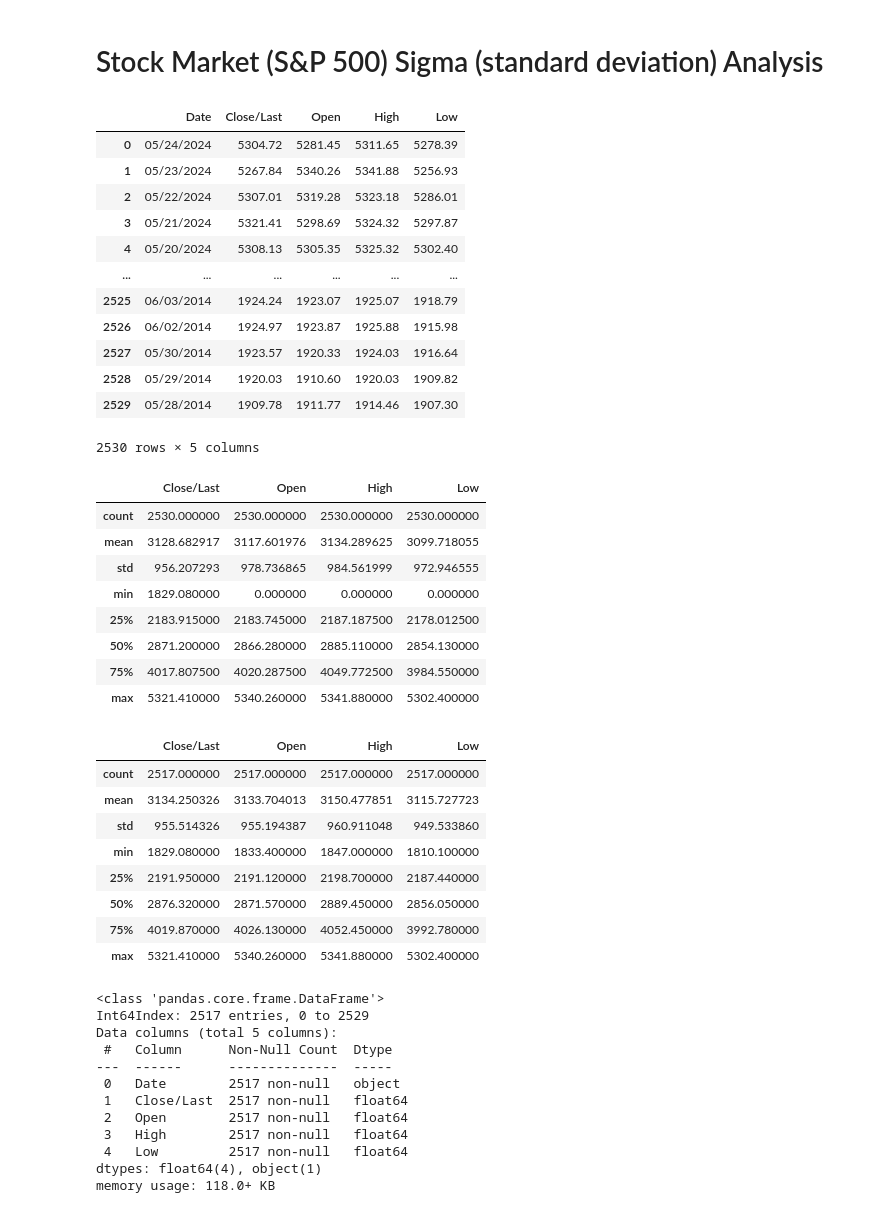
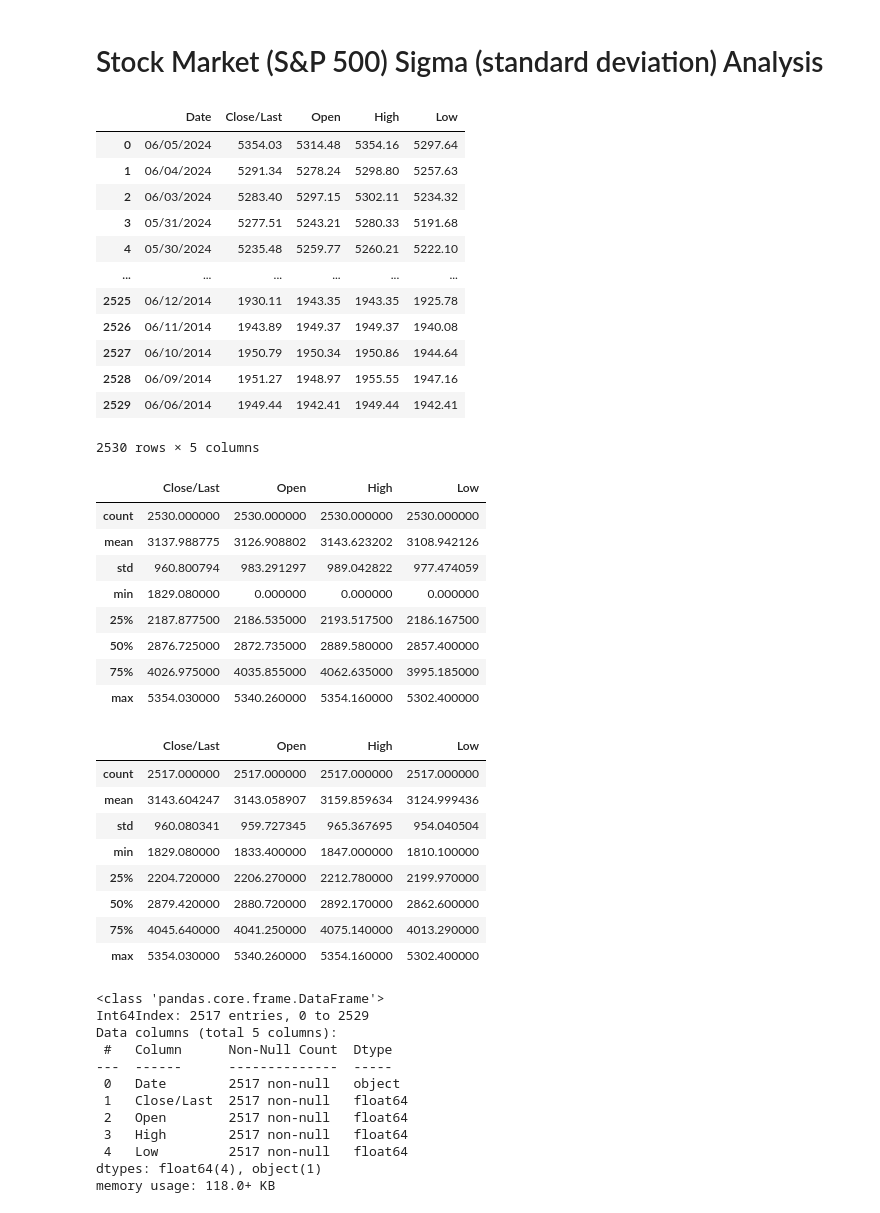
Before and after one commit to JohnBroberg/StockMarketSigma, a Jupyter notebook: StockMarketSigma.ipynb, the cells around one changed output. Cells and saved outputs as stored; diff of their text form; code cells hidden in the pictures.

```diff
--- a/StockMarketSigma.ipynb
+++ b/StockMarketSigma.ipynb
@@ -4,58 +4,58 @@
 #created by John Broberg on 2022-05-29
 #inspired by "LET THE WILD RUMPUS BEGIN" by JEREMY GRANTHAM of GMO
 #ref. https://www.gmo.com/globalassets/articles/viewpoints/2022/gmo_let-the-wild-rumpus-begin_1-22.pdf
 
 #https://www.gmo.com/americas/research-library/entering-the-superbubbles-final-act/
 #"...superbubbles – 2.5 to 3 sigma events..."
 #"...ordinary 2 sigma bubbles..."
 #"Ordinary bubbles are, to us, those that reach a 2 sigma deviation from trend. Superbubbles reach 2.5 sigma or greater."
 
 #source data: https://www.nasdaq.com/market-activity/index/spx/historical
 
 #cd
 #cd git/StockMarketSigma
 #git pull https://github.com/JohnBroberg/StockMarketSigma.git
 
 #Get trendline equation
 #https://stackoverflow.com/questions/49460596/add-trendline-with-equation-in-2d-array
 #https://stackoverflow.com/questions/26447191/how-to-add-trendline-in-python-matplotlib-dot-scatter-graphs
 
 
 import pandas as pd
 import numpy as np
 import matplotlib.pyplot as plt
 import seaborn as sns
 
-data = 'HistoricalData_1716928139238.csv'
+data = 'HistoricalData_1717721890442.csv'
 df = pd.read_csv(data)
 
 df
 # %% [output]
 |  | Date | Close/Last | Open | High | Low |
-| 0 | 05/24/2024 | 5304.72 | 5281.45 | 5311.65 | 5278.39 |
-| 1 | 05/23/2024 | 5267.84 | 5340.26 | 5341.88 | 5256.93 |
-| 2 | 05/22/2024 | 5307.01 | 5319.28 | 5323.18 | 5286.01 |
-| 3 | 05/21/2024 | 5321.41 | 5298.69 | 5324.32 | 5297.87 |
-| 4 | 05/20/2024 | 5308.13 | 5305.35 | 5325.32 | 5302.40 |
+| 0 | 06/05/2024 | 5354.03 | 5314.48 | 5354.16 | 5297.64 |
+| 1 | 06/04/2024 | 5291.34 | 5278.24 | 5298.80 | 5257.63 |
+| 2 | 06/03/2024 | 5283.40 | 5297.15 | 5302.11 | 5234.32 |
+| 3 | 05/31/2024 | 5277.51 | 5243.21 | 5280.33 | 5191.68 |
+| 4 | 05/30/2024 | 5235.48 | 5259.77 | 5260.21 | 5222.10 |
 | ... | ... | ... | ... | ... | ... |
-| 2525 | 06/03/2014 | 1924.24 | 1923.07 | 1925.07 | 1918.79 |
-| 2526 | 06/02/2014 | 1924.97 | 1923.87 | 1925.88 | 1915.98 |
-| 2527 | 05/30/2014 | 1923.57 | 1920.33 | 1924.03 | 1916.64 |
-| 2528 | 05/29/2014 | 1920.03 | 1910.60 | 1920.03 | 1909.82 |
-| 2529 | 05/28/2014 | 1909.78 | 1911.77 | 1914.46 | 1907.30 |
+| 2525 | 06/12/2014 | 1930.11 | 1943.35 | 1943.35 | 1925.78 |
+| 2526 | 06/11/2014 | 1943.89 | 1949.37 | 1949.37 | 1940.08 |
+| 2527 | 06/10/2014 | 1950.79 | 1950.34 | 1950.86 | 1944.64 |
+| 2528 | 06/09/2014 | 1951.27 | 1948.97 | 1955.55 | 1947.16 |
+| 2529 | 06/06/2014 | 1949.44 | 1942.41 | 1949.44 | 1942.41 |
 2530 rows × 5 columns
 # %%
 df.describe()
 # %% [output]
 |  | Close/Last | Open | High | Low |
 | count | 2530.000000 | 2530.000000 | 2530.000000 | 2530.000000 |
-| mean | 3128.682917 | 3117.601976 | 3134.289625 | 3099.718055 |
-| std | 956.207293 | 978.736865 | 984.561999 | 972.946555 |
+| mean | 3137.988775 | 3126.908802 | 3143.623202 | 3108.942126 |
+| std | 960.800794 | 983.291297 | 989.042822 | 977.474059 |
 | min | 1829.080000 | 0.000000 | 0.000000 | 0.000000 |
-| 25% | 2183.915000 | 2183.745000 | 2187.187500 | 2178.012500 |
-| 50% | 2871.200000 | 2866.280000 | 2885.110000 | 2854.130000 |
-| 75% | 4017.807500 | 4020.287500 | 4049.772500 | 3984.550000 |
-| max | 5321.410000 | 5340.260000 | 5341.880000 | 5302.400000 |
+| 25% | 2187.877500 | 2186.535000 | 2193.517500 | 2186.167500 |
+| 50% | 2876.725000 | 2872.735000 | 2889.580000 | 2857.400000 |
+| 75% | 4026.975000 | 4035.855000 | 4062.635000 | 3995.185000 |
+| max | 5354.030000 | 5340.260000 | 5354.160000 | 5302.400000 |
 # %%
 #remove holidays (Open == 0)
 
@@ -64,13 +64,13 @@ df.describe()
 # %% [output]
 |  | Close/Last | Open | High | Low |
 | count | 2517.000000 | 2517.000000 | 2517.000000 | 2517.000000 |
-| mean | 3134.250326 | 3133.704013 | 3150.477851 | 3115.727723 |
-| std | 955.514326 | 955.194387 | 960.911048 | 949.533860 |
+| mean | 3143.604247 | 3143.058907 | 3159.859634 | 3124.999436 |
+| std | 960.080341 | 959.727345 | 965.367695 | 954.040504 |
 | min | 1829.080000 | 1833.400000 | 1847.000000 | 1810.100000 |
-| 25% | 2191.950000 | 2191.120000 | 2198.700000 | 2187.440000 |
-| 50% | 2876.320000 | 2871.570000 | 2889.450000 | 2856.050000 |
-| 75% | 4019.870000 | 4026.130000 | 4052.450000 | 3992.780000 |
-| max | 5321.410000 | 5340.260000 | 5341.880000 | 5302.400000 |
+| 25% | 2204.720000 | 2206.270000 | 2212.780000 | 2199.970000 |
+| 50% | 2879.420000 | 2880.720000 | 2892.170000 | 2862.600000 |
+| 75% | 4045.640000 | 4041.250000 | 4075.140000 | 4013.290000 |
+| max | 5354.030000 | 5340.260000 | 5354.160000 | 5302.400000 |
 # %%
 df.info()
 # %% [output]
```
Also changed, not shown: parts of 10 cells of this notebook, 2 other files.
